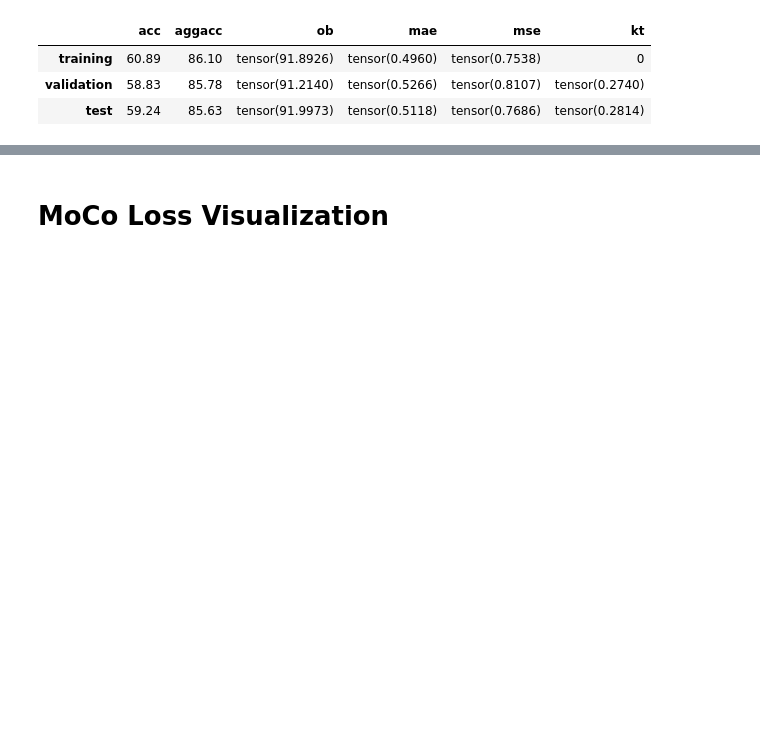
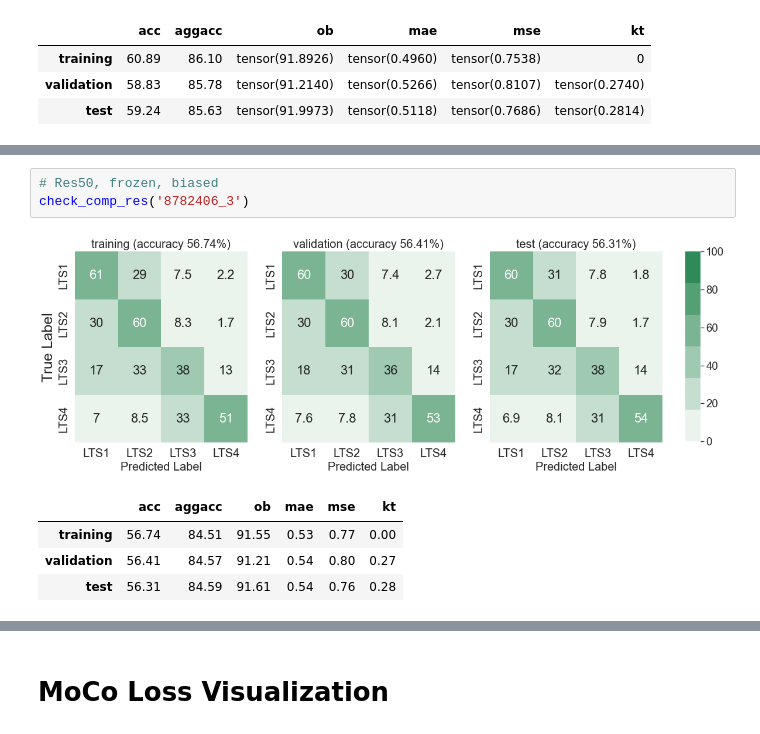
Before and after one commit to lin-bo/AutoLTS, a Jupyter notebook: visualization/res_visual.ipynb, the cells around one changed output, grey strips where cells are left out. Saved outputs shown, nothing was run; the diff lists cells and outputs as text; blank space fills up the shorter version.

```diff
--- a/visualization/res_visual.ipynb
+++ b/visualization/res_visual.ipynb
@@ -197,0 +199,9 @@ check_comp_res('8775783_29')
+# %%
+# Res50, frozen, biased
+check_comp_res('8782406_3')
+# %% [output]
+[figure, added]
+|  | acc | aggacc | ob | mae | mse | kt |
+| training | 56.74 | 84.51 | 91.55 | 0.53 | 0.77 | 0.00 |
+| validation | 56.41 | 84.57 | 91.21 | 0.54 | 0.80 | 0.27 |
+| test | 56.31 | 84.59 | 91.61 | 0.54 | 0.76 | 0.28 |
```
Also changed, not shown: parts of 12 cells of this notebook, 7 other files.
